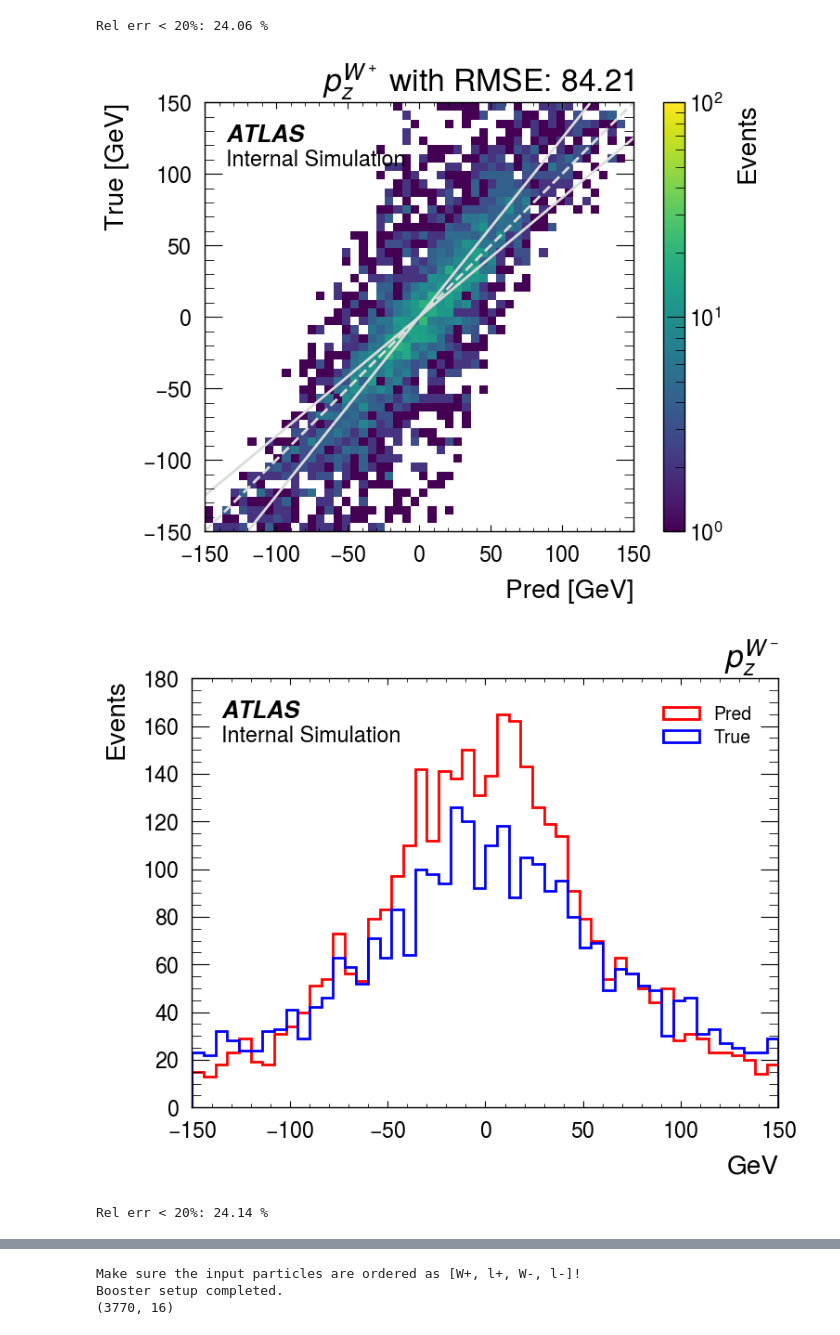
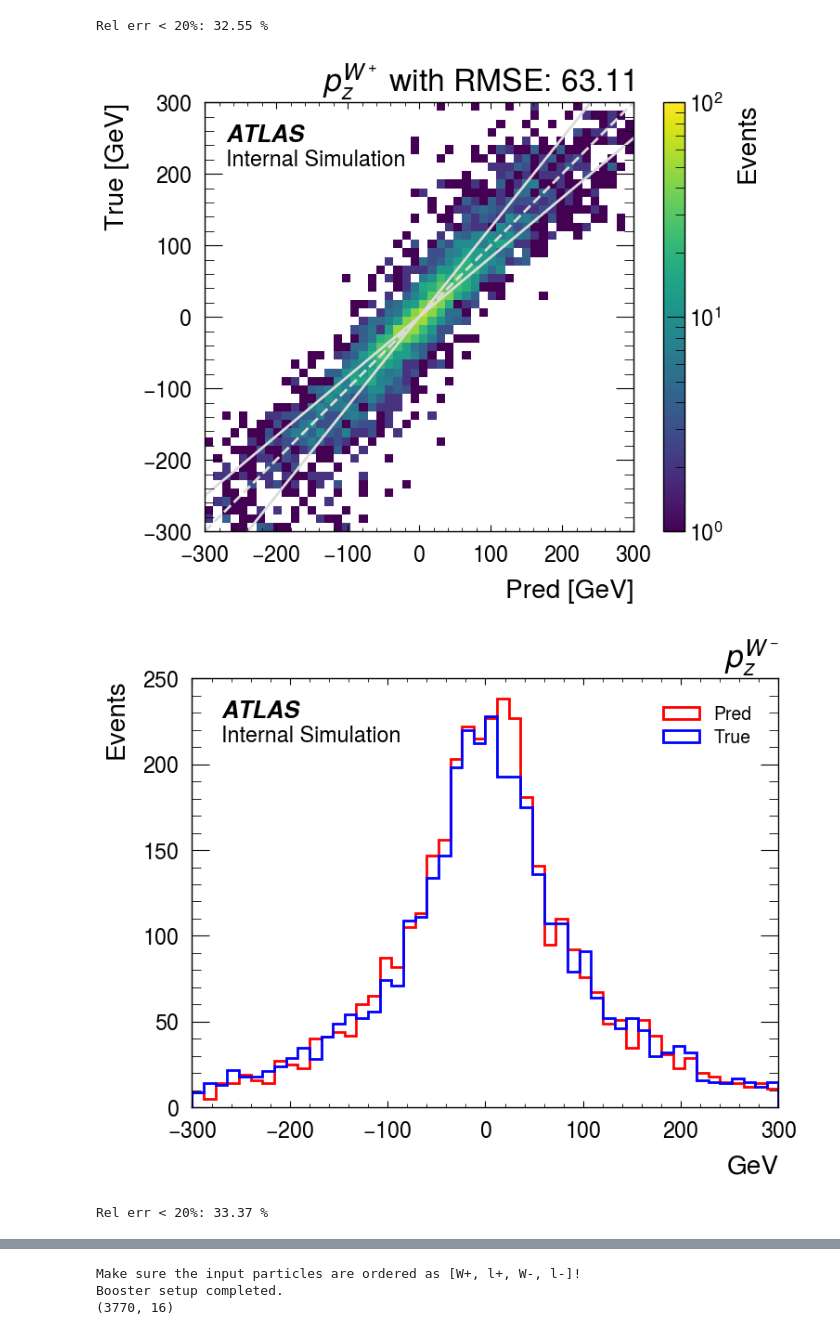
Before and after one commit to yygarypeng/ww-attention, a Jupyter notebook: visualize.ipynb, the cells around one changed output, grey strips where cells are left out. Cells and saved outputs as stored; diff of their text form; code cells hidden in the pictures.

```diff
--- a/visualize.ipynb
+++ b/visualize.ipynb
@@ -197,5 +197,5 @@ Rel err < 20%: 21.70 %
 # %%
-bins = np.linspace(-150, 150, 51)
+bins = np.linspace(-300, 300, 51)
 plot_1d_hist(pred_w0_pz, true_w0_pz, bins_edges=bins, name=r"$p_z^{W^+}$")
 plot_2d_hist(pred_w0_pz, true_w0_pz, name=r"$p_z^{W^+}$", bins_edges=bins, log=True)
 plot_1d_hist(pred_w1_pz, true_w1_pz, bins_edges=bins, name=r"$p_z^{W^-}$")
@@ -205,4 +205,4 @@ plot_2d_hist(pred_w1_pz, true_w1_pz, name=r"$p_z^{W^-}$", bins_edges=bins, log=T
-Rel err < 20%: 24.06 %
+Rel err < 20%: 32.55 %
-[figure, old version]
+[figure, new version]
-[figure, old version]
+[figure, new version]
-Rel err < 20%: 24.14 %
+Rel err < 20%: 33.37 %
```
Also changed, not shown: parts of 19 cells of this notebook.
